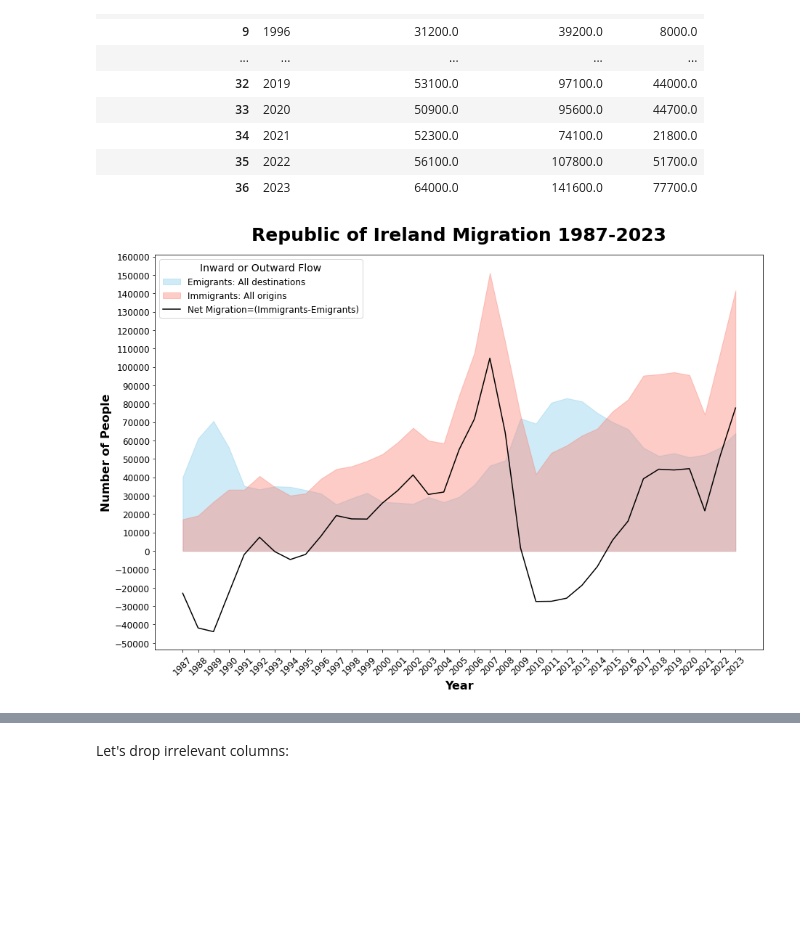
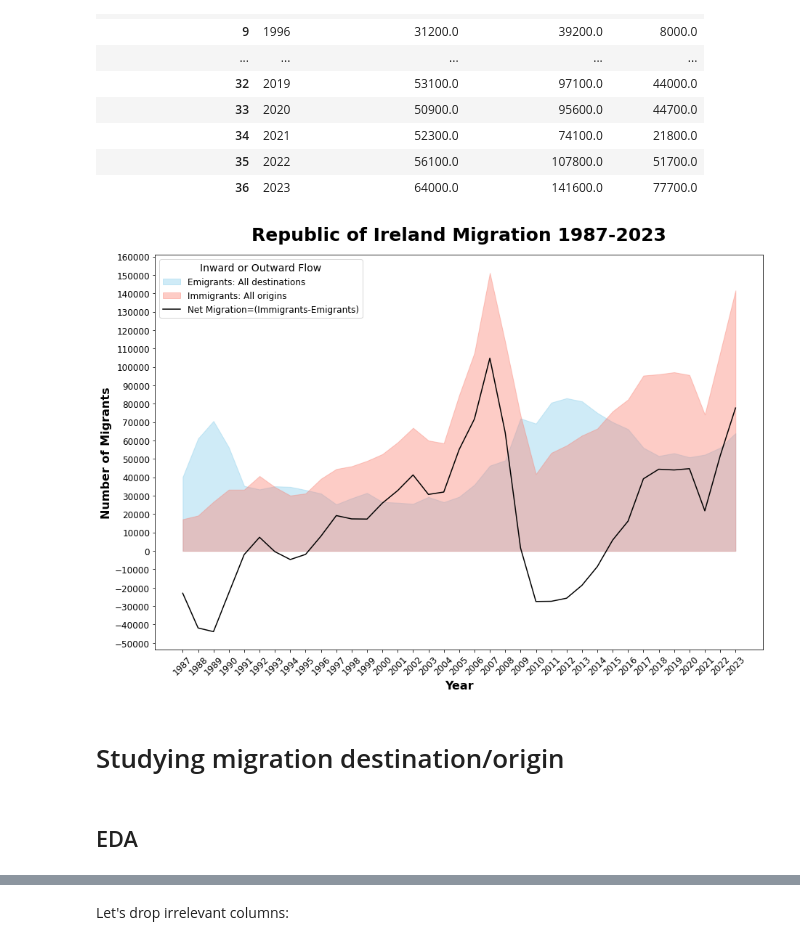
Before and after one commit to JoseRicoCct/CA1_Integrated_Assesment_MSc_Data_Analytics_CCT_Semester_1, a Jupyter notebook: Jupyter_Notebooks/1_CA1_Data_Visualisation_Part.ipynb, the cells around one changed output, grey strips where cells are left out. Drawn from its saved outputs; the diff is of its cells as text; code cells hidden in the pictures; blank space fills up the shorter version.

```diff
--- a/Jupyter_Notebooks/1_CA1_Data_Visualisation_Part.ipynb
+++ b/Jupyter_Notebooks/1_CA1_Data_Visualisation_Part.ipynb
@@ -1040,11 +1046,11 @@ df4.drop(df4_col_drop ,axis=1, inplace=True)
 Column renaming:
 # %%
 # Renaming the columns
-df4 = df4.rename(columns={'Age Group': 'Age_Group','Inward or Outward Flow':'Inward_or_Outward_Flow','VALUE':'Population'})
+df4 = df4.rename(columns={'Age Group': 'Age_Group','Inward or Outward Flow':'Inward_or_Outward_Flow'})
 # %% [markdown]
 Converting Population to a thousands:
 # %%
-df4['Population'] = df4['Population'].apply(lambda x: x * 1000)
+df4['VALUE'] = df4['VALUE'].apply(lambda x: x * 1000)
 # %% [markdown]
 We've got missing values, let's find out which categories are affected:
 # %%
@@ -1131,7 +1137,7 @@ df4
 # %% [markdown]
 Using a Pivot to group all values.
 # %%
-pivot_df4 = df4.pivot_table(index=['Year'],columns='Inward_or_Outward_Flow', values='Population', aggfunc='sum').reset_index()
+pivot_df4 = df4.pivot_table(index=['Year'],columns='Inward_or_Outward_Flow', values='VALUE', aggfunc='sum').reset_index()
 # %%
 pivot_df4
 # %% [output]
@@ -1155,20 +1161,23 @@ pivot_df4
 # %%
 plt.figure(figsize=(15, 10))
 plt.fill_between(pivot_df4['Year'], pivot_df4['Emigrants: All destinations'], color='skyblue', alpha=0.4, label='Emigrants: All destinations')
 plt.fill_between(pivot_df4['Year'], pivot_df4['Immigrants: All origins'], color='salmon', alpha=0.4, label='Immigrants: All origins')
 plt.plot(pivot_df4['Year'], pivot_df4['Net migration'], color='black', label='Net Migration=(Immigrants-Emigrants)')
 
 # Labels
 plt.title('Republic of Ireland Migration 1987-2023', loc="center", pad=20, fontsize=25, fontweight="bold")
 plt.xlabel('Year', fontsize=16, fontweight="bold")
-plt.ylabel('Number of People', fontsize=16, fontweight="bold")
+plt.ylabel('Number of Migrants', fontsize=16, fontweight="bold")
 plt.yticks(range(-50000, 150000+20000, 10000),fontsize=12) # Range to display more info
 plt.xticks(pivot_df4['Year'],rotation=45,fontsize=12)      # Displaying all years
-plt.legend(loc="best",fontsize=12);
 plt.legend(loc="upper left", fontsize=12,title='Inward or Outward Flow',title_fontsize=14)
 plt.show()
 # %% [output]
-[figure, old version]
+[figure, new version]
+# %% [markdown]
+# Studying migration destination/origin
+# %% [markdown]
+## EDA
 # %%
 # Loading the dataset:
 df5 = pd.read_csv('https://ws.cso.ie/public/api.restful/PxStat.Data.Cube_API.ReadDataset/PEA18/CSV/1.0/en')
```
Also changed, not shown: parts of 74 cells of this notebook, 3 other files.
